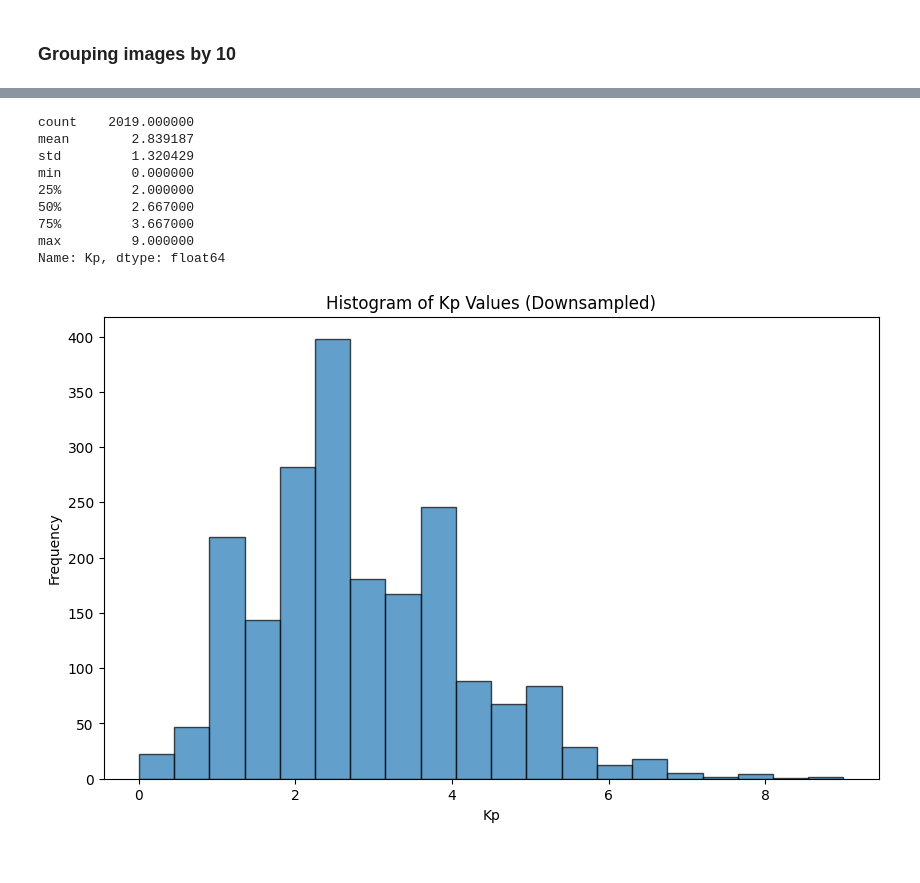
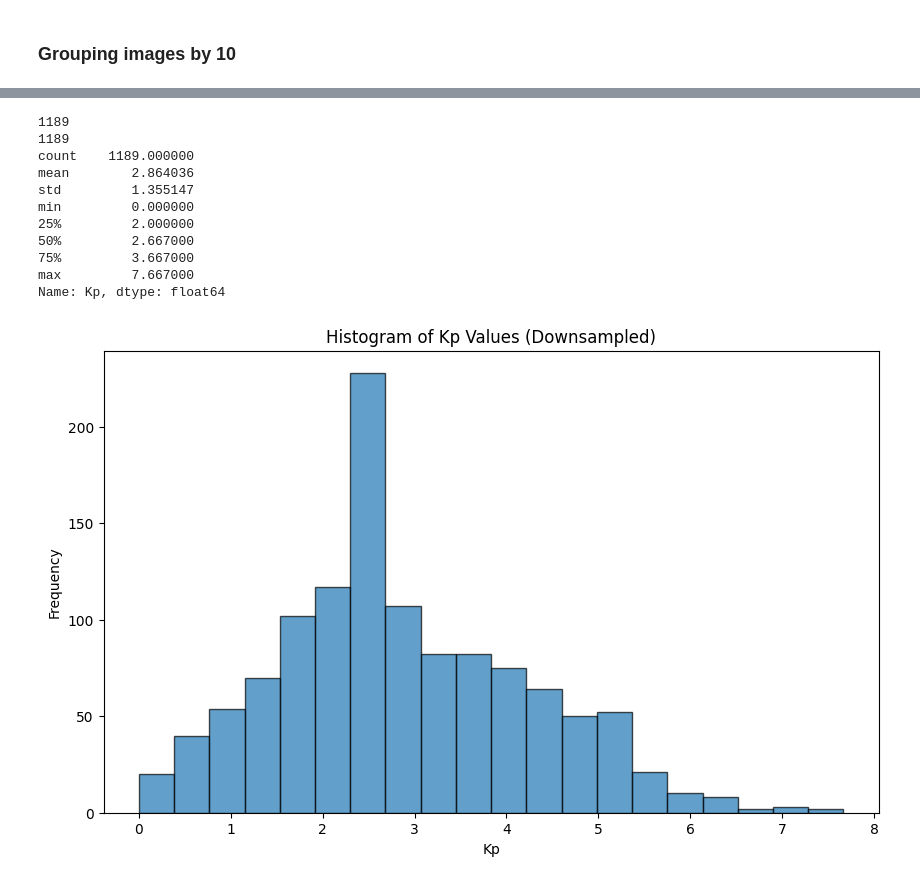
Before and after one commit to ZiyaanMir/Forecasting-GMI-Sun-Data, a Jupyter notebook: Create Dataset/create_dataset_csv_fits.ipynb, the cells around one changed output, grey strips where cells are left out. Cells and saved outputs as stored; diff of their text form; code cells hidden in the pictures.

```diff
--- a/Create Dataset/create_dataset_csv_fits.ipynb
+++ b/Create Dataset/create_dataset_csv_fits.ipynb
@@ -155,8 +155,10 @@ Date: 2010-07-28, Images: 48
 unique_images = {}
 duplicate_count = 0
 
+
 # Process each image file
-for image_path in image_files:
+for i in range(len(image_files)):
+    image_path = image_files[i]
     image_filename = image_path.split('\\')[-1]
 
     # Extract date and time components
@@ -168,7 +170,6 @@ for image_path in image_files:
 
         # Create a unique key for this datetime
         datetime_key = f"{year}-{month}-{day}-{hour}"
-
         # If this datetime hasn't been seen before, add it to the dictionary
         if datetime_key not in unique_images:
             unique_images[datetime_key] = image_path
@@ -181,6 +182,32 @@ for image_path in image_files:
 # Create a new list with only unique images
 unique_image_files = list(unique_images.values())
 
+# Filter out images from 2019 and later
+filtered_image_files = []
+for image_path in unique_image_files:
+    image_filename = image_path.split('\\')[-1]
+
+    # Extract date and time components
+    try:
+        year = image_filename[3:7]
+        month = image_filename[7:9]
+        day = image_filename[9:11]
+        hour = image_filename[12:14]
+
+        date = datetime.datetime(int(year), int(month), int(day), int(hour))
+        if date < datetime.datetime(2018, 12, 10, 0):
+            filtered_image_files.append(image_path)
+
+    except Exception as e:
+        print(f"Error processing filename: {image_filename}")
+        continue
+
+# Update with the filtered list
+unique_image_files = filtered_image_files
+
+# Update the image_files list
+image_files = unique_image_files
+
 # Print results
 print(f"Original number of images: {len(image_files)}")
 print(f"Number of unique images: {len(unique_image_files)}")
@@ -285,11 +315,14 @@ print(len(max_Kp_values))
 # %%
 # Convert group to a DataFrame and export as CSV
-group = group[0: -1]
 print(len(group))
 print(len(max_Kp_values))
 
+matched_kp_dates_df = pd.DataFrame({'date': matched_kp})
+print(matched_kp_dates_df.head())
+matched_kp_dates_df.to_csv('D:\\New folder (2)\\matched_kp_dates_full.csv', index=False)
+
 group_df = pd.DataFrame({'Images': group, 'Kp': max_Kp_values})
-group_df.to_csv('D:\\New folder (2)\\dataset.csv', index=False)
+group_df.to_csv('D:\\New folder (2)\\dataset_full.csv', index=False)
 
 # Calculate statistics of Kp values
 kp_stats = group_df['Kp'].describe()
@@ -319,29 +358,35 @@ Name: Kp, dtype: float64
 # %%
+matched_kp_dates_df = matched_kp_dates_df[::6]
+matched_kp_dates_df.to_csv('D:\\New folder (2)\\matched_kp_dates.csv', index=False)
+print(len(matched_kp_dates_df))
 group_df = group_df[::6]
 group_df.to_csv('D:\\New folder (2)\\dataset.csv', index=False)
+print(len(group_df))
 
 # Calculate statistics of Kp values for the downsampled group_df
 kp_stats_downsampled = group_df['Kp'].describe()
 print(kp_stats_downsampled)
 
 # Histogram of Kp values
 plt.figure(figsize=(10, 6))
 plt.hist(group_df['Kp'], bins=20, edgecolor='k', alpha=0.7)
 plt.title('Histogram of Kp Values (Downsampled)')
 plt.xlabel('Kp')
 plt.ylabel('Frequency')
 plt.show()
 # %% [output]
-count    2019.000000
-mean        2.839187
-std         1.320429
+1189
+1189
+count    1189.000000
+mean        2.864036
+std         1.355147
 min         0.000000
 25%         2.000000
 50%         2.667000
 75%         3.667000
-max         9.000000
+max         7.667000
 Name: Kp, dtype: float64
-[figure, old version]
+[figure, new version]
 # %%
 # Get all unique Kp values
 unique_kp_values = group_df['Kp'].unique()
```
Also changed, not shown: parts of 11 cells of this notebook, 38 other files.
